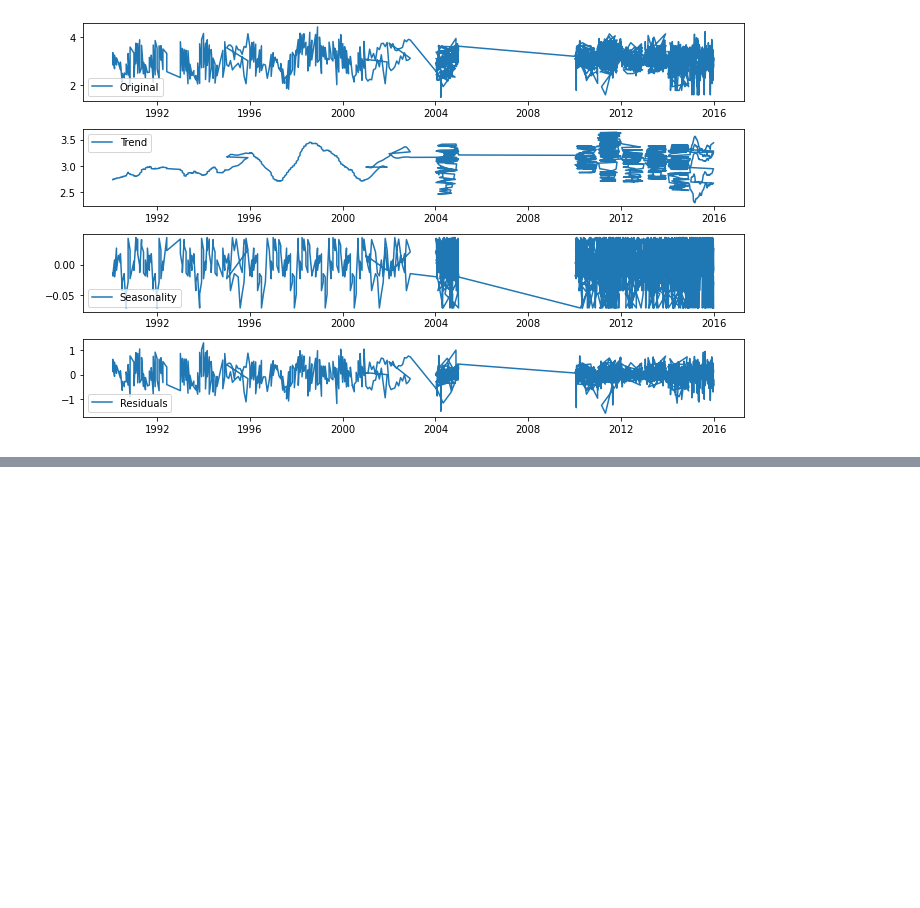
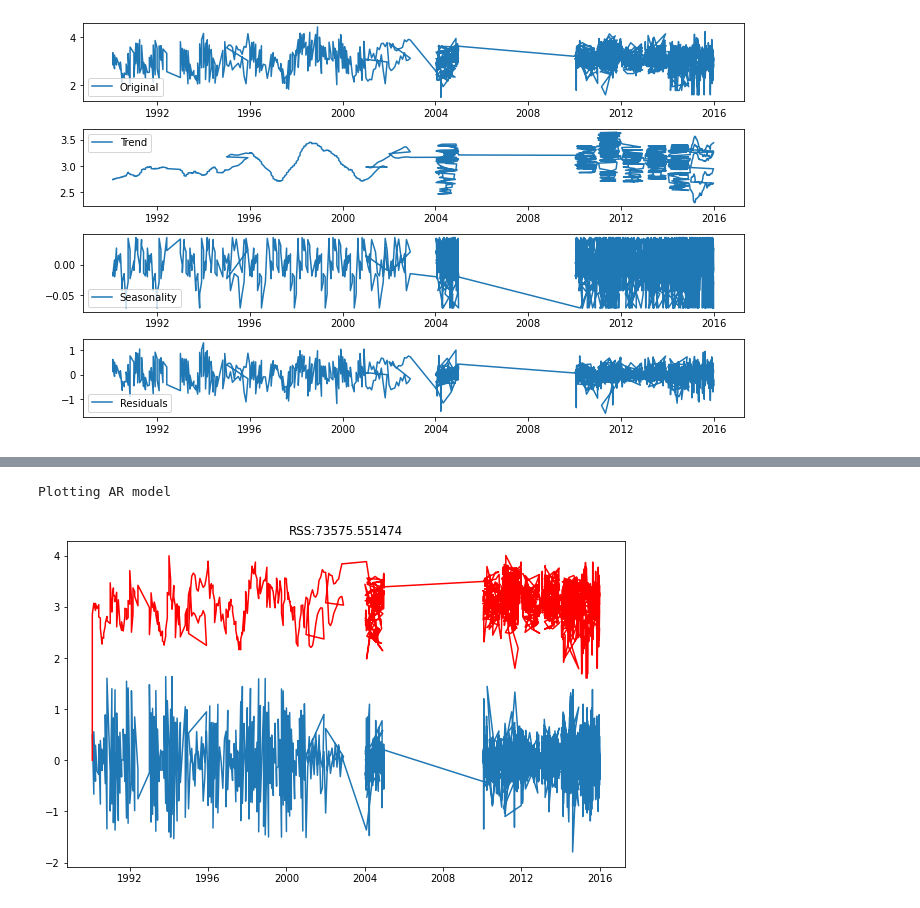
Before and after one commit to poojagopu/AirPollutionPrediction, a Jupyter notebook: code.ipynb, the cells around one changed output, grey strips where cells are left out. Drawn from its saved outputs; the diff is of its cells as text; code cells hidden in the pictures; blank space fills up the shorter version.

```diff
--- a/code.ipynb
+++ b/code.ipynb
@@ -233,0 +258,14 @@ decomposedLogData.dropna(inplace=True)
+# %%
+#from statsmodels.tsa.arima_model import ARIMA
+import statsmodels.api as sm
+#AR model
+model = sm.tsa.arima.ARIMA(indexedDataset_logScale, order=(1,1,0))
+#model=ARIMA(indexedDataset_logScale,order=(1,1,0))
+results_AR=model.fit()
+plt.plot(datasetLogDiffShifting)
+plt.plot(results_AR.fittedvalues,color='red')
+plt.title('RSS:%4f'%sum((results_AR.fittedvalues-datasetLogDiffShifting["No2"])**2))
+print('Plotting AR model')
+# %% [output]
+Plotting AR model
+[figure, added]
```
Also changed, not shown: parts of 11 cells of this notebook.
